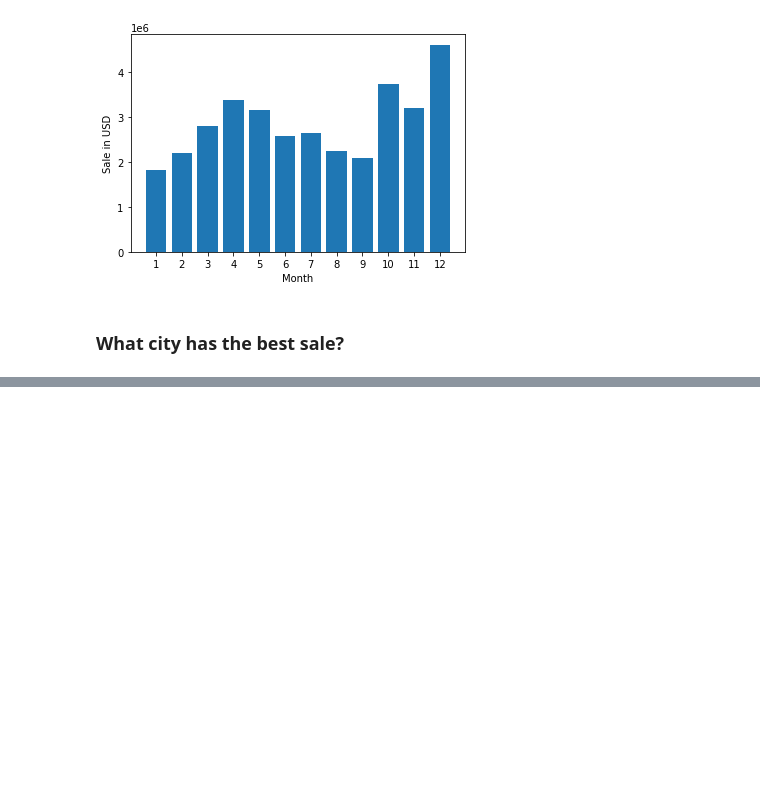
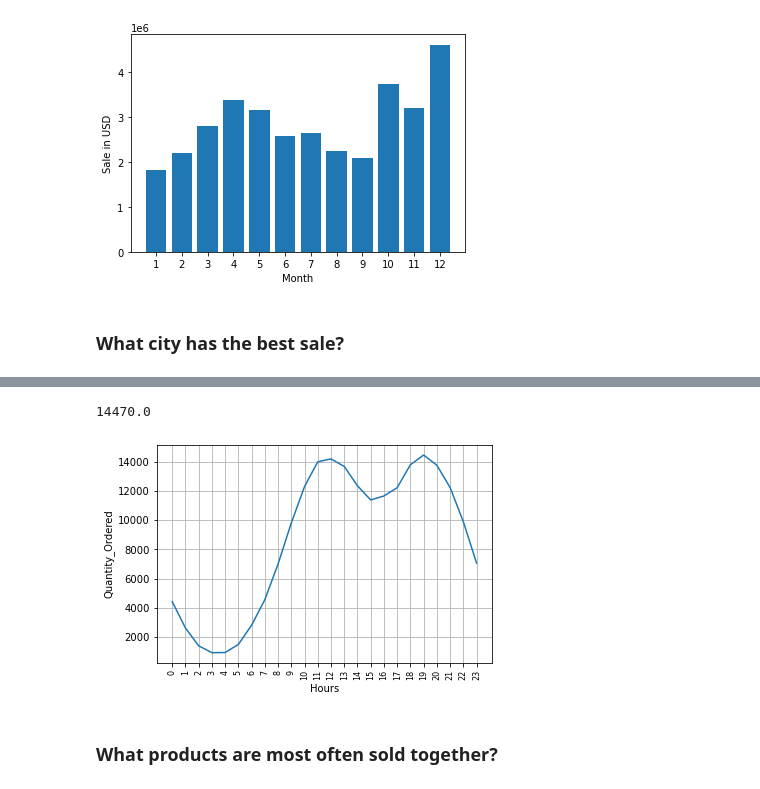
Before and after one commit to NguyenThiTHuHuyen304/crawl-data-analyst, a Jupyter notebook: salesReporting/SalesReporting.ipynb, the cells around one changed output, grey strips where cells are left out. Saved outputs shown, nothing was run; the diff lists cells and outputs as text; code cells hidden in the pictures; blank space fills up the shorter version.

```diff
--- a/salesReporting/SalesReporting.ipynb
+++ b/salesReporting/SalesReporting.ipynb
@@ -173,0 +302,3 @@ print(sample_address.split(',')[1])
+# %%
+Quantity_Ordered_By_Hour =  df.groupby('Hour').sum()['Quantity Ordered']
+Quantity_Ordered_By_Hour
@@ -173,0 +323,16 @@ print(sample_address.split(',')[1])
+# %%
+print(Quantity_Ordered_By_Hour.max())
+# %% [output]
+14470.0
+# %%
+Hours = [hour for hour, sale in Quantity_Ordered_By_Hour.items()]
+plt.plot(Hours, Quantity_Ordered_By_Hour)
+plt.xticks(Hours, rotation = 90, size = 8)
+plt.grid()
+plt.xlabel('Hours')
+plt.ylabel('Quantity_Ordered')
+plt.show()
+# %% [output]
+[figure, added]
+# %% [markdown]
+### What products are most often sold together?
```
Also changed, not shown: parts of 23 cells of this notebook.
